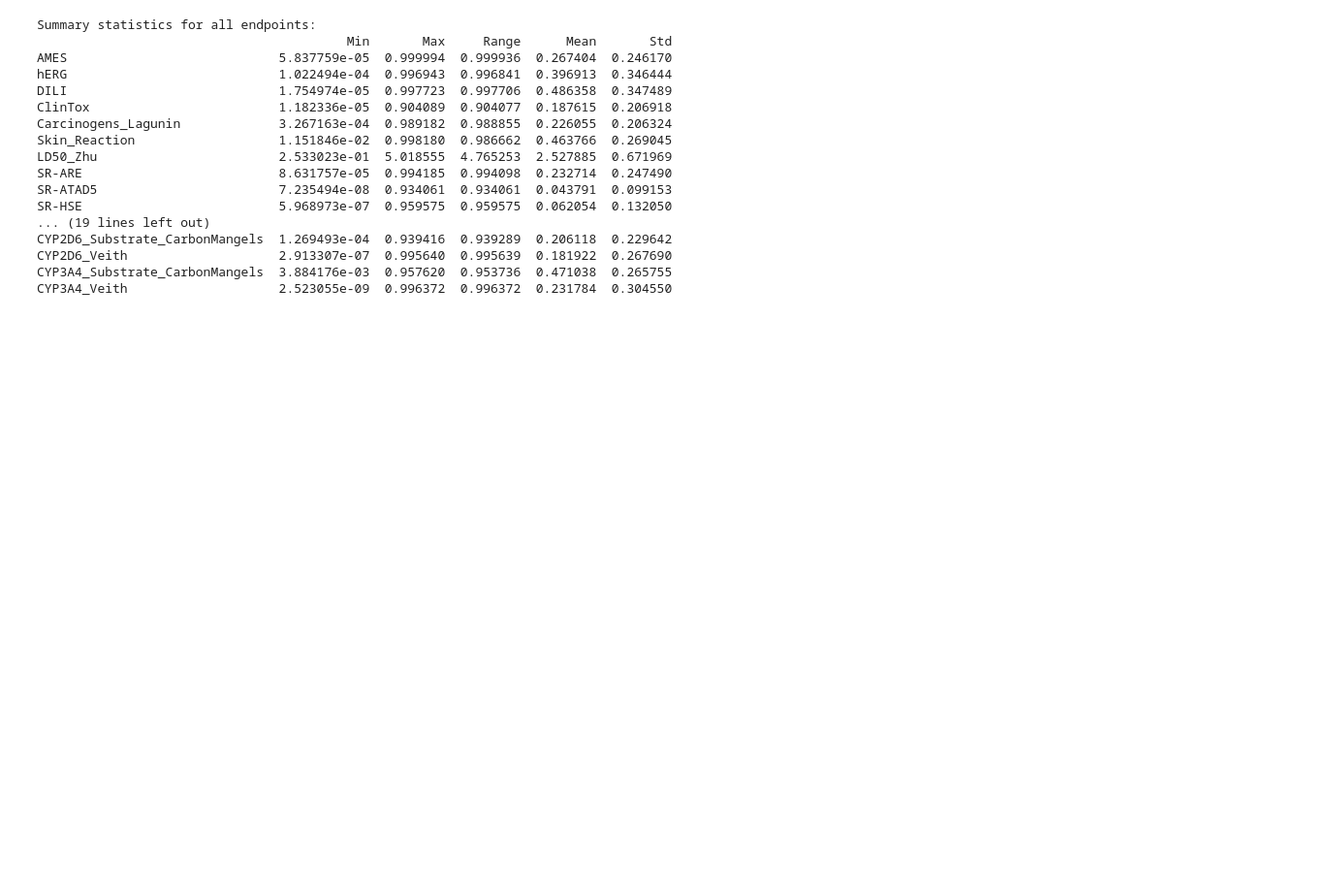
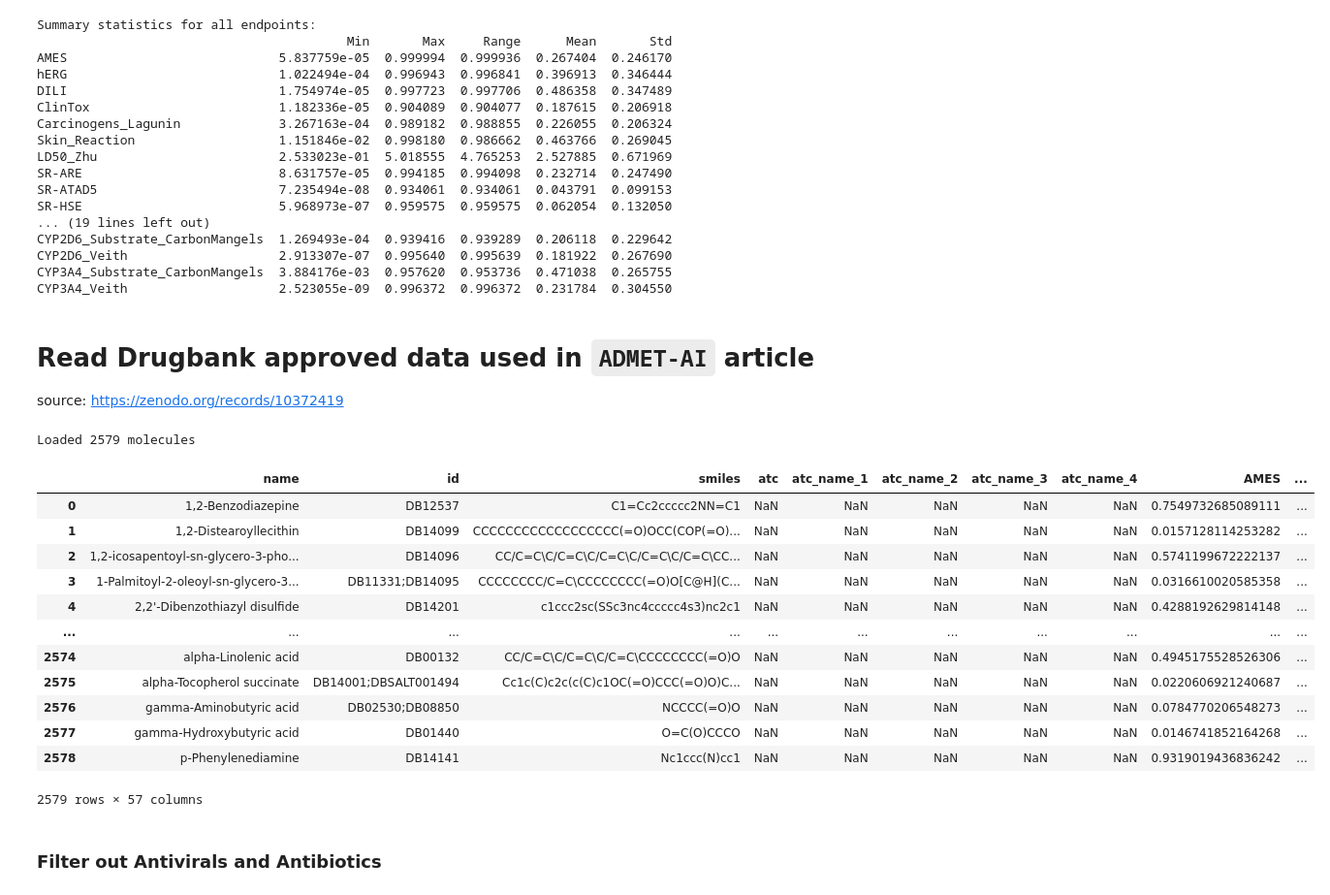
Before and after one commit to soumyadeepghosh35/DTRA_DrugDesign, a Jupyter notebook: DTRA_project_notebooks/Step6_Toxicity_DrugbankDrugcentral.ipynb, the cells around one changed output. Shown at 97% size. Saved outputs shown, nothing was run; the diff lists cells and outputs as text; code cells hidden in the pictures; blank space fills up the shorter version.

```diff
--- a/DTRA_project_notebooks/Step6_Toxicity_DrugbankDrugcentral.ipynb
+++ b/DTRA_project_notebooks/Step6_Toxicity_DrugbankDrugcentral.ipynb
@@ -316,3 +316,28 @@ CYP2D6_Substrate_CarbonMangels  1.269493e-04  0.939416  0.939289  0.206118  0.22
 CYP2D6_Veith                    2.913307e-07  0.995640  0.995639  0.181922  0.267690
 CYP3A4_Substrate_CarbonMangels  3.884176e-03  0.957620  0.953736  0.471038  0.265755
 CYP3A4_Veith                    2.523055e-09  0.996372  0.996372  0.231784  0.304550
+# %% [markdown]
+# Read Drugbank approved data used in `ADMET-AI` article
+
+source: https://zenodo.org/records/10372419
+# %%
+drugBankDrug_FDAapproved = pd.read_csv(resultsDir + "drugbank_approved-admet_paper.csv", dtype=str)
+print(f"Loaded {len(drugBankDrug_FDAapproved)} molecules")
+drugBankDrug_FDAapproved
+# %% [output]
+Loaded 2579 molecules
+|  | name | id | smiles | atc | atc_name_1 | atc_name_2 | atc_name_3 | atc_name_4 | AMES | ... |
+| 0 | 1,2-Benzodiazepine | DB12537 | C1=Cc2ccccc2NN=C1 | NaN | NaN | NaN | NaN | NaN | 0.7549732685089111 | ... |
+| 1 | 1,2-Distearoyllecithin | DB14099 | CCCCCCCCCCCCCCCCCC(=O)OCC(COP(=O)... | NaN | NaN | NaN | NaN | NaN | 0.0157128114253282 | ... |
+| 2 | 1,2-icosapentoyl-sn-glycero-3-pho... | DB14096 | CC/C=C\C/C=C\C/C=C\C/C=C\C/C=C\CC... | NaN | NaN | NaN | NaN | NaN | 0.5741199672222137 | ... |
+| 3 | 1-Palmitoyl-2-oleoyl-sn-glycero-3... | DB11331;DB14095 | CCCCCCCC/C=C\CCCCCCCC(=O)O[C@H](C... | NaN | NaN | NaN | NaN | NaN | 0.0316610020585358 | ... |
+| 4 | 2,2'-Dibenzothiazyl disulfide | DB14201 | c1ccc2sc(SSc3nc4ccccc4s3)nc2c1 | NaN | NaN | NaN | NaN | NaN | 0.4288192629814148 | ... |
+| ... | ... | ... | ... | ... | ... | ... | ... | ... | ... | ... |
+| 2574 | alpha-Linolenic acid | DB00132 | CC/C=C\C/C=C\C/C=C\CCCCCCCC(=O)O | NaN | NaN | NaN | NaN | NaN | 0.4945175528526306 | ... |
+| 2575 | alpha-Tocopherol succinate | DB14001;DBSALT001494 | Cc1c(C)c2c(c(C)c1OC(=O)CCC(=O)O)C... | NaN | NaN | NaN | NaN | NaN | 0.0220606921240687 | ... |
+| 2576 | gamma-Aminobutyric acid | DB02530;DB08850 | NCCCC(=O)O | NaN | NaN | NaN | NaN | NaN | 0.0784770206548273 | ... |
+| 2577 | gamma-Hydroxybutyric acid | DB01440 | O=C(O)CCCO | NaN | NaN | NaN | NaN | NaN | 0.0146741852164268 | ... |
+| 2578 | p-Phenylenediamine | DB14141 | Nc1ccc(N)cc1 | NaN | NaN | NaN | NaN | NaN | 0.9319019436836242 | ... |
+2579 rows × 57 columns
+# %% [markdown]
+### Filter out Antivirals and Antibiotics
```
Also changed, not shown: parts of 9 cells of this notebook, 3 other files.
